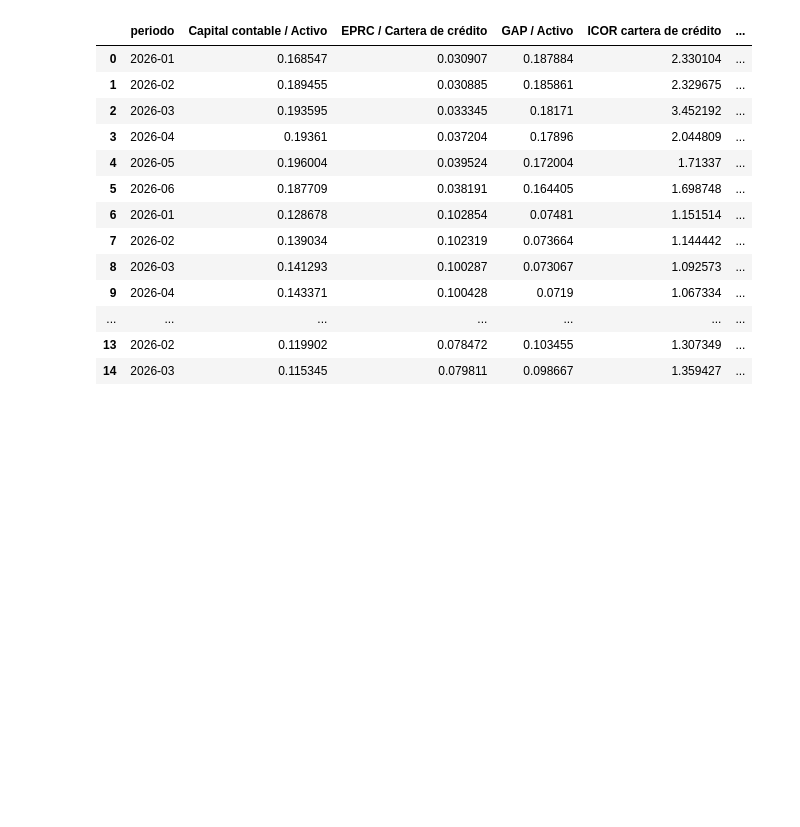
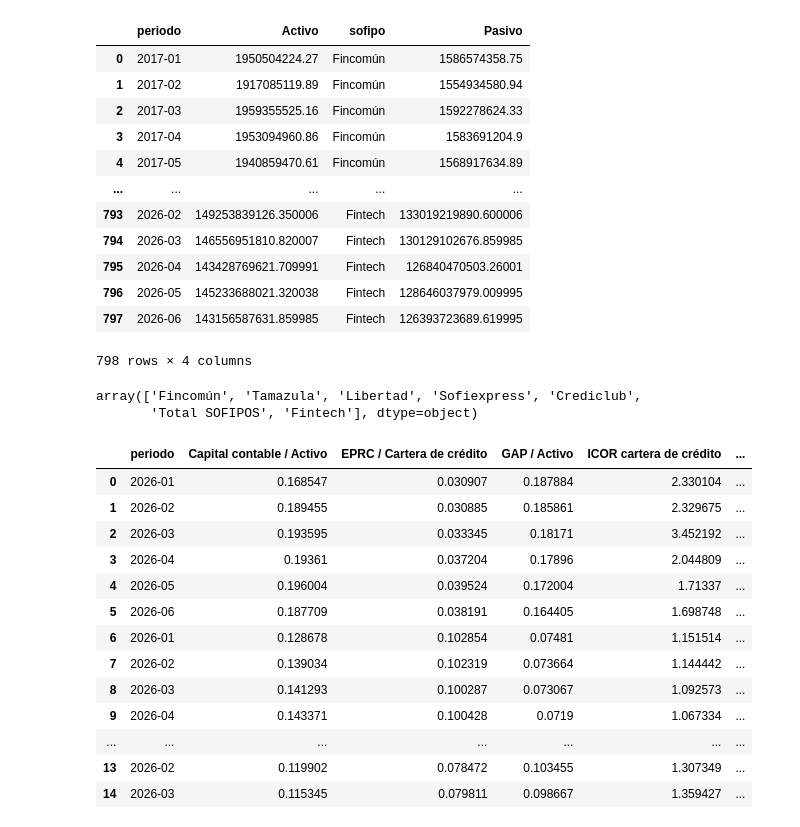
Before and after one commit to lrebollar/Dashboard-Sofipos---Fincom-n, a Jupyter notebook: benchmark rafa.ipynb, the cells around one changed output. Drawn from its saved outputs; the diff is of its cells as text; code cells hidden in the pictures; blank space fills up the shorter version.

```diff
--- a/benchmark rafa.ipynb
+++ b/benchmark rafa.ipynb
@@ -13 +35,19 @@ df_indf_fintech = dict_sofipos['fintech']['Ind_financieros']
+# %%
+df = pd.merge(left=df_indf_fintech[['periodo', 'Activo', 'sofipo']], right=df_pasivos_fintech[['periodo', 'Pasivo', 'sofipo']], on=['sofipo', 'periodo'], how='left')
+# %%
+df
+# %% [output]
+|  | periodo | Activo | sofipo | Pasivo |
+| 0 | 2017-01 | 1950504224.27 | Fincomún | 1586574358.75 |
+| 1 | 2017-02 | 1917085119.89 | Fincomún | 1554934580.94 |
+| 2 | 2017-03 | 1959355525.16 | Fincomún | 1592278624.33 |
+| 3 | 2017-04 | 1953094960.86 | Fincomún | 1583691204.9 |
+| 4 | 2017-05 | 1940859470.61 | Fincomún | 1568917634.89 |
+| ... | ... | ... | ... | ... |
+| 793 | 2026-02 | 149253839126.350006 | Fintech | 133019219890.600006 |
+| 794 | 2026-03 | 146556951810.820007 | Fintech | 130129102676.859985 |
+| 795 | 2026-04 | 143428769621.709991 | Fintech | 126840470503.26001 |
+| 796 | 2026-05 | 145233688021.320038 | Fintech | 128646037979.009995 |
+| 797 | 2026-06 | 143156587631.859985 | Fintech | 126393723689.619995 |
+798 rows × 4 columns
 # %%
@@ -14,0 +152,5 @@ sele_sofipos = ['Total SOFIPOS', 'Fintech', 'Fincomún']
+# %%
+df_pasivo['sofipo'].unique()
+# %% [output]
+array(['Fincomún', 'Tamazula', 'Libertad', 'Sofiexpress', 'Crediclub',
+       'Total SOFIPOS', 'Fintech'], dtype=object)
```
Also changed, not shown: parts of 9 cells of this notebook, 3 other files.
